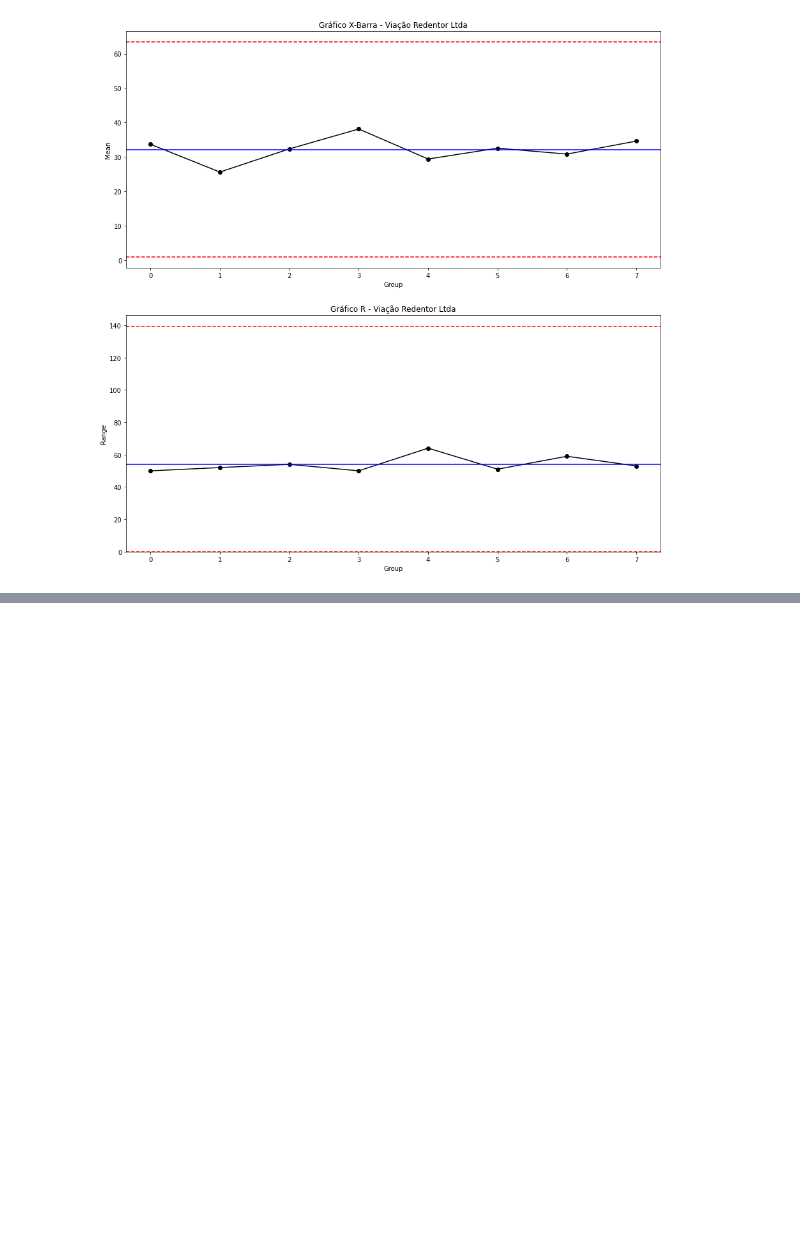
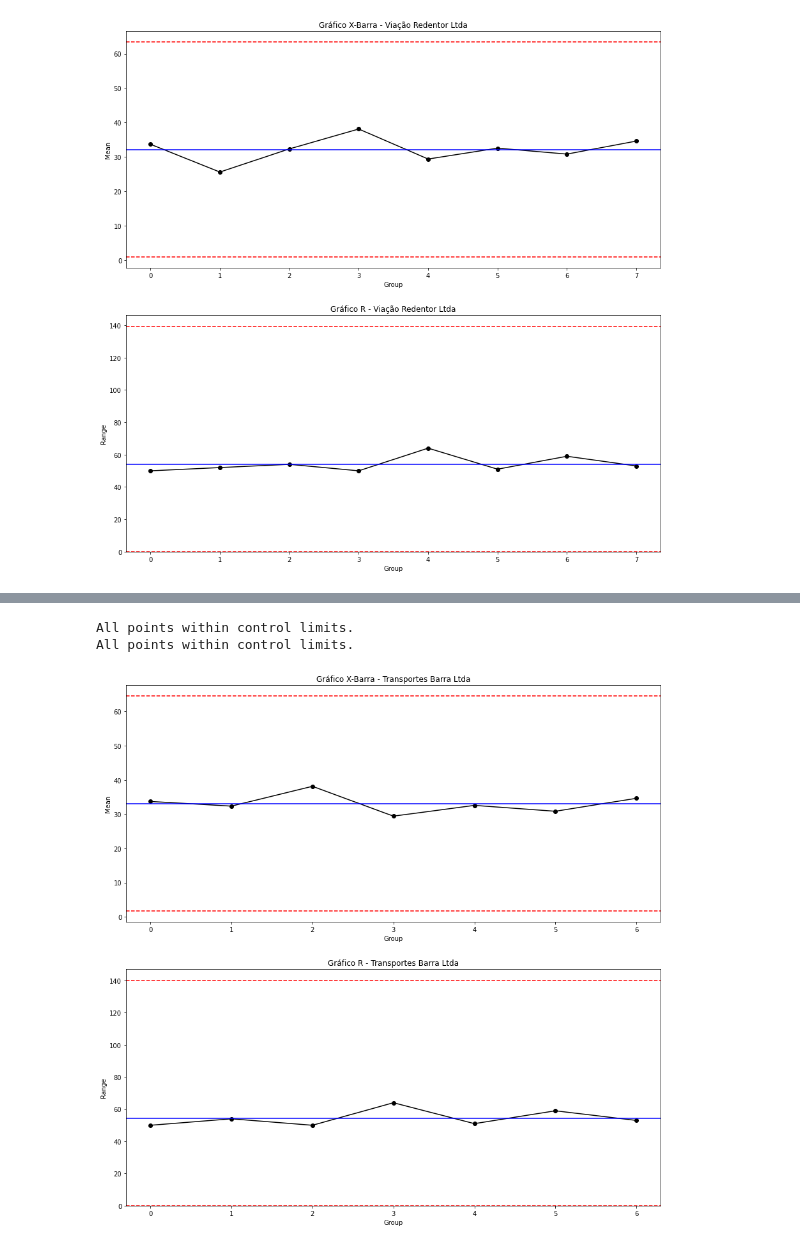
Before and after one commit to monteirovictor/dashboard_panel, a Jupyter notebook: Projeto.ipynb, the cells around one changed output, grey strips where cells are left out. Cells and saved outputs as stored; diff of their text form; code cells hidden in the pictures; blank space fills up the shorter version.

```diff
--- a/Projeto.ipynb
+++ b/Projeto.ipynb
@@ -476,0 +552,19 @@ All points within control limits.
+# %%
+dfvrlAjustado = pd.DataFrame({
+
+
+    'EmpresaVRL2 - 13/09/2022 ': pd.Series(X2,dtype='float64'),
+    'EmpresaVRL5 - 19/09/2022 ': pd.Series(X5,dtype='float64'),
+    'EmpresaVRL8 - 22/09/2022 ': pd.Series(X8,dtype='float64'),
+    'EmpresaVRL9 - 23/09/2022 ': pd.Series(X9,dtype='float64'),
+    'EmpresaVRL18 - 04/10/2022 ': pd.Series(X18,dtype='float64'),
+    'EmpresaVRL22 - 08/10/2022 ': pd.Series(X22,dtype='float64'),
+    'EmpresaVRL25 - 11/10/2022 ': pd.Series(X25,dtype='float64'),
+})
+
+
+
+df_velocidade_empresasAjustado=dfvrlAjustado.replace(np.nan,0)
+df_fracionado=df_velocidade_empresasAjustado.iloc[0:14]
+df_ajustadovrl=df_fracionado.T
+df_ajustadovrl
@@ -476,0 +582,60 @@ All points within control limits.
+# %%
+x = np.array(df_ajustadovrl[[0,1,2,3,4,5,6,7,8,9,10,11,12,13]])
+
+# Define list variable for groups means
+x_bar = []
+
+# Define list variable for groups ranges
+r = []
+
+# Get and append groups means and ranges
+for group in x:
+    x_bar.append(group.mean())
+    r.append(group.max() - group.min())
+
+# Plot x-bar and R charts
+fig, axs = plt.subplots(2, figsize=(15,15))
+
+# x-bar chart
+
+axs[0].plot(x_bar, linestyle='-', marker='o', color='black')
+axs[0].axhline((statistics.mean(x_bar)+0.577*statistics.mean(r)), color='red', linestyle='dashed')
+axs[0].axhline((statistics.mean(x_bar)-0.577*statistics.mean(r)), color='red', linestyle='dashed')
+axs[0].axhline((statistics.mean(x_bar)), color='blue')
+axs[0].set_title('Gráfico X-Barra - Transportes Barra Ltda')
+axs[0].set(xlabel='Group', ylabel='Mean')
+
+# R chart
+axs[1].plot(r, linestyle='-', marker='o', color='black')
+axs[1].axhline((2.574*statistics.mean(r)), color='red', linestyle='dashed')
+axs[1].axhline((0*statistics.mean(r)), color='red', linestyle='dashed')
+axs[1].axhline((statistics.mean(r)), color='blue')
+axs[1].set_ylim(bottom=0)
+axs[1].set_title('Gráfico R - Transportes Barra Ltda')
+axs[1].set(xlabel='Group', ylabel='Range')
+
+# Validate points out of control limits for x-bar chart
+i = 0
+control = True
+for group in x_bar:
+    if group > statistics.mean(x_bar)+0.577*statistics.mean(r) or group < statistics.mean(x_bar)-0.577*statistics.mean(r):
+        print('Group', i, 'out of mean control limits!')
+        control = False
+    i += 1
+if control == True:
+    print('All points within control limits.')
+
+# Validate points out of control limits for R chart
+i = 0
+control = True
+for group in r:
+    if group > 2.574*statistics.mean(r):
+        print('Group', i, 'out of range cotrol limits!')
+        control = False
+    i += 1
+if control == True:
+    print('All points within control limits.')
+# %% [output]
+All points within control limits.
+All points within control limits.
+[figure, added]
```
Also changed, not shown: parts of 6 cells of this notebook, 1 other file.
